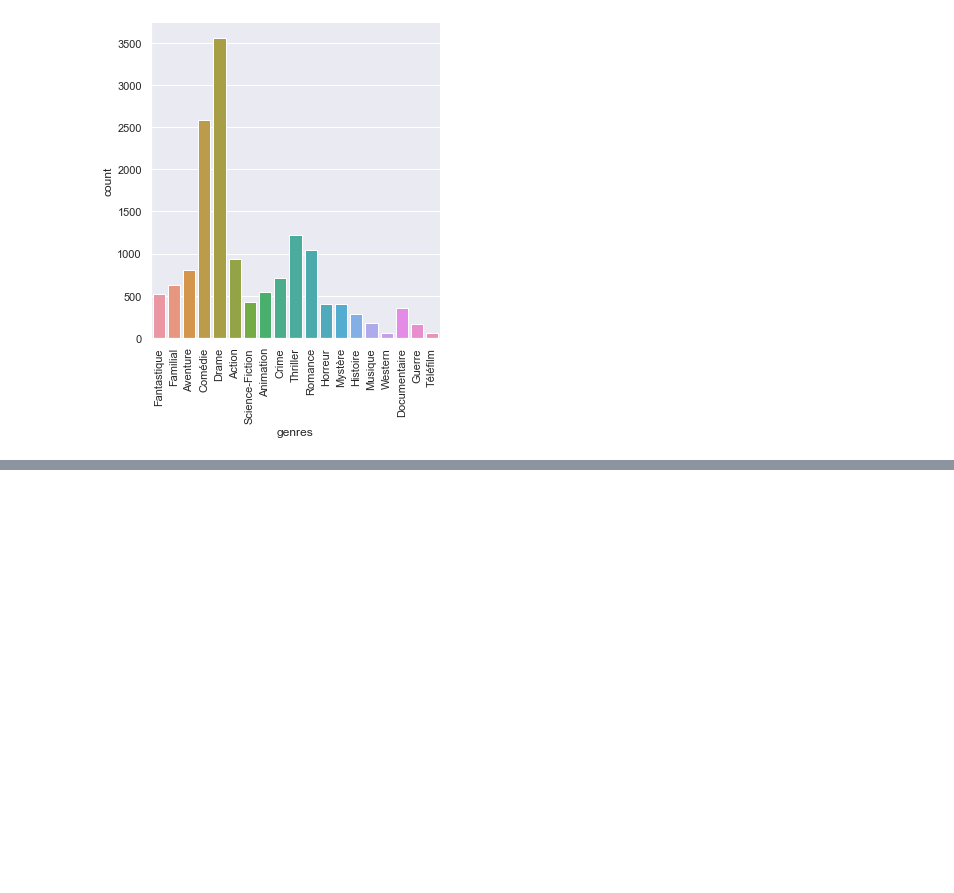
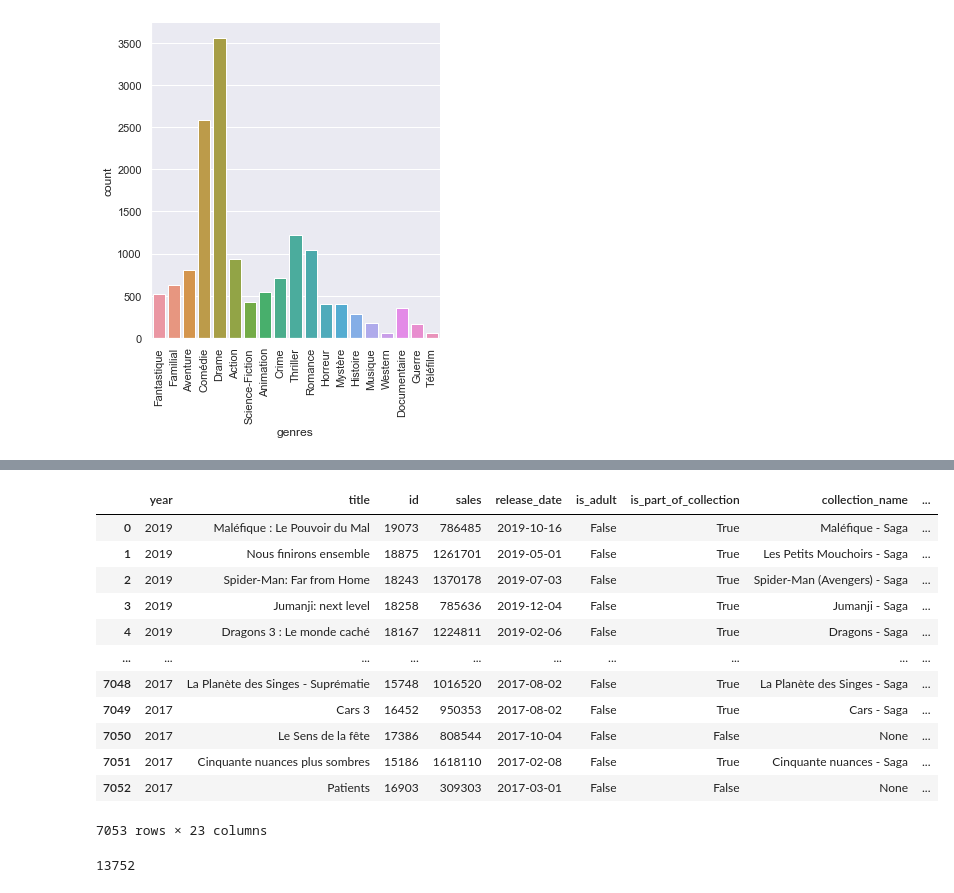
Before and after one commit to artefactory/french-box-office, a Jupyter notebook: notebooks/session4-data-exploration.ipynb, the cells around one changed output, grey strips where cells are left out. Saved outputs shown, nothing was run; the diff lists cells and outputs as text; code cells hidden in the pictures; blank space fills up the shorter version.

```diff
--- a/notebooks/session5-data-exploration.ipynb
+++ b/notebooks/session4-data-exploration.ipynb
@@ -265,0 +389,20 @@ Name: production_countries, Length: 124, dtype: int64
+# %%
+data
+# %% [output]
+|  | year | title | id | sales | release_date | is_adult | is_part_of_collection | collection_name | ... |
+| 0 | 2019 | Maléfique : Le Pouvoir du Mal | 19073 | 786485 | 2019-10-16 | False | True | Maléfique - Saga | ... |
+| 1 | 2019 | Nous finirons ensemble | 18875 | 1261701 | 2019-05-01 | False | True | Les Petits Mouchoirs - Saga | ... |
+| 2 | 2019 | Spider-Man: Far from Home | 18243 | 1370178 | 2019-07-03 | False | True | Spider-Man (Avengers) - Saga | ... |
+| 3 | 2019 | Jumanji: next level | 18258 | 785636 | 2019-12-04 | False | True | Jumanji - Saga | ... |
+| 4 | 2019 | Dragons 3 : Le monde caché | 18167 | 1224811 | 2019-02-06 | False | True | Dragons - Saga | ... |
+| ... | ... | ... | ... | ... | ... | ... | ... | ... | ... |
+| 7048 | 2017 | La Planète des Singes - Suprématie | 15748 | 1016520 | 2017-08-02 | False | True | La Planète des Singes - Saga | ... |
+| 7049 | 2017 | Cars 3 | 16452 | 950353 | 2017-08-02 | False | True | Cars - Saga | ... |
+| 7050 | 2017 | Le Sens de la fête | 17386 | 808544 | 2017-10-04 | False | False | None | ... |
+| 7051 | 2017 | Cinquante nuances plus sombres | 15186 | 1618110 | 2017-02-08 | False | True | Cinquante nuances - Saga | ... |
+| 7052 | 2017 | Patients | 16903 | 309303 | 2017-03-01 | False | False | None | ... |
+7053 rows × 23 columns
+# %%
+len(actors_list)
+# %% [output]
+13752
```
Also changed, not shown: parts of 30 cells of this notebook, 3 other files.
